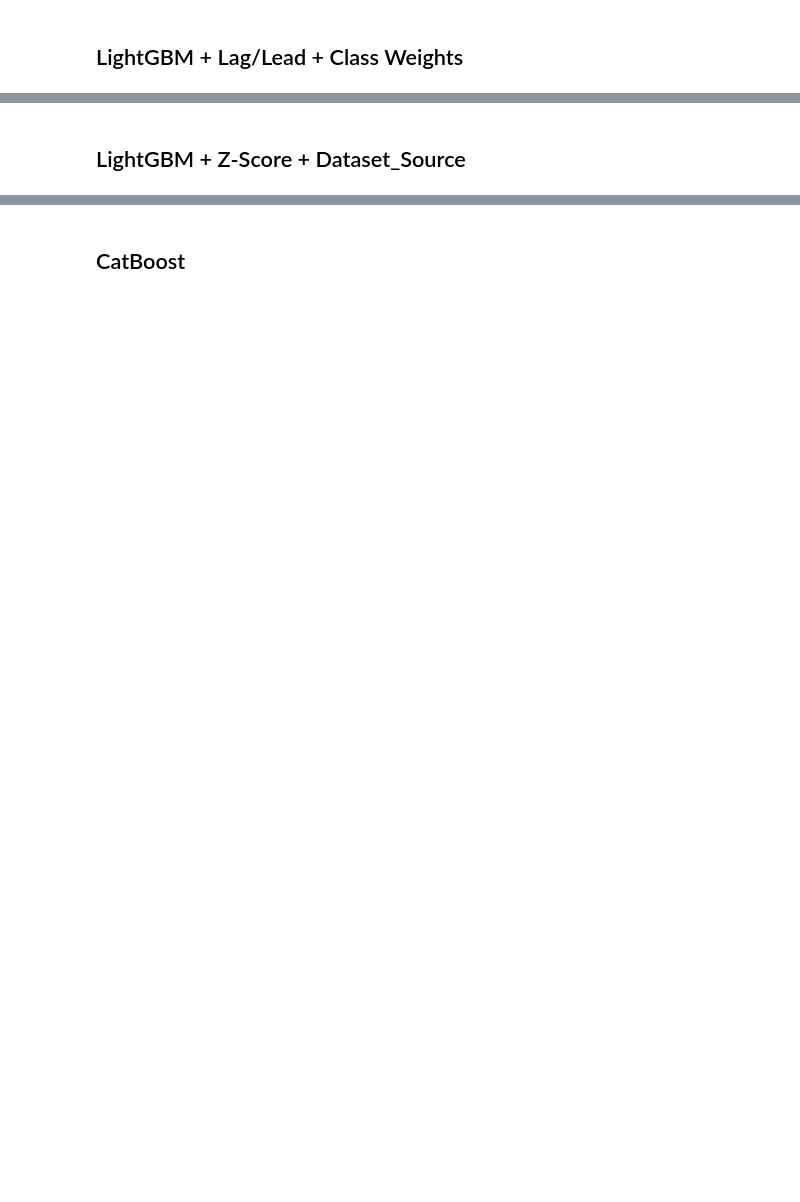
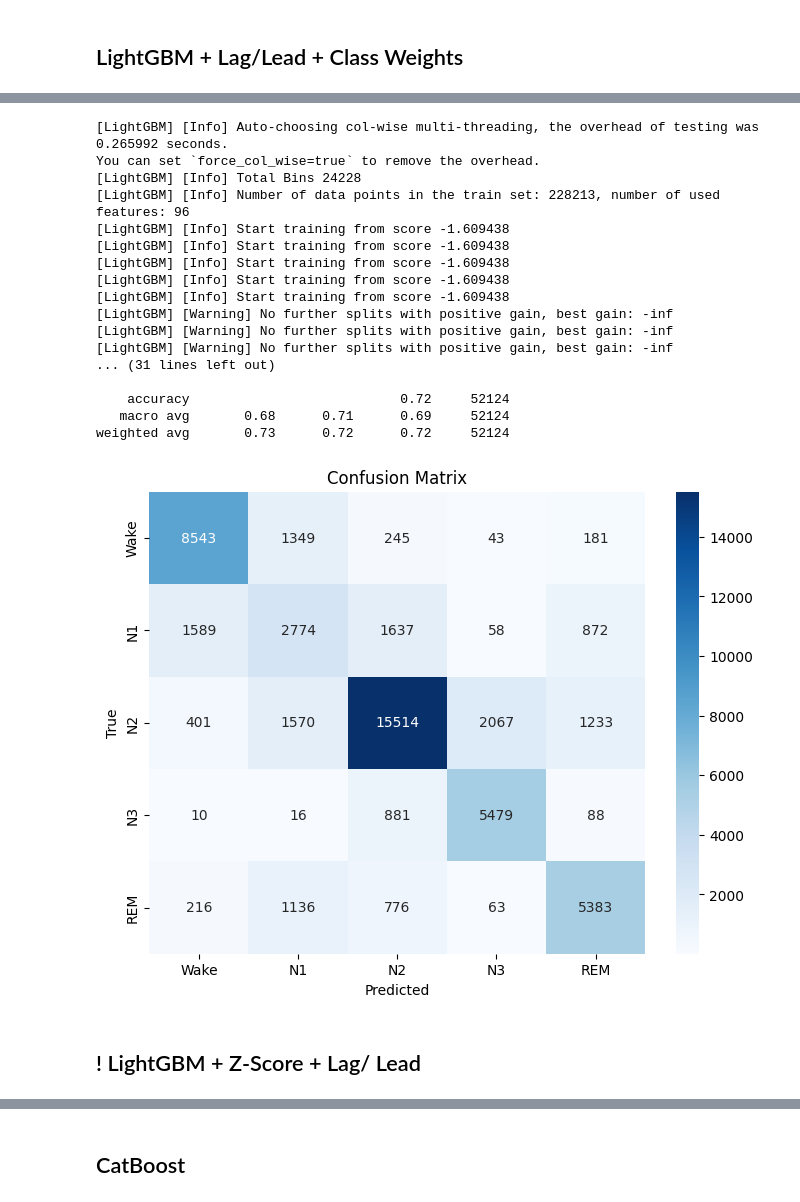
Before and after one commit to CarmenTheodoraCraciun/Sleep-Quality-Based-EEG-Signals, a Jupyter notebook: ml_models/2_Tree_based_models.ipynb, the cells around one changed output, grey strips where cells are left out. Saved outputs shown, nothing was run; the diff lists cells and outputs as text; code cells hidden in the pictures; blank space fills up the shorter version.

```diff
--- a/ml_models/2_Tree_based_models.ipynb
+++ b/ml_models/2_Tree_based_models.ipynb
@@ -261,0 +376,24 @@ New shape : (228213, 146)
+# %%
+def create_evaluation_table(y_val, y_pred, df_val = df_val):
+  '''
+  Create a table to evaluate the model's performance.
+
+  Parameters:
+    - y_val (array): True labels.
+    - y_pred (array): Predicted labels.
+    - df_val (pd.DataFrame, optional): DataFrame containing subject IDs and labels.
+
+  Returns:
+    - pd.DataFrame: A table with subject IDs, true labels, and predicted labels.
+  '''
+  df_eval = pd.DataFrame({
+      'Subject_ID': df_val['Subject_ID'],
+      'Label': y_val,
+      'Pred_Raw': y_pred
+  })
+
+  df_eval['Pred_Smooth'] = df_eval.groupby('Subject_ID')['Pred_Raw'].transform(
+      lambda x: medfilt(x, kernel_size=3).astype(int)
+      )
+
+  return df_eval
@@ -376,5 +481,40 @@ weighted avg       0.72      0.71      0.71     52124
+# %%
+lgb_lag = lgb.LGBMClassifier(
+    n_estimators=500, # trees
+    learning_rate=0.05,
+    max_depth=10,
+    num_leaves=150,
+    class_weight='balanced',
+    random_state=42,
+    n_jobs=-1
+)
+
+y_pred_lgb_lag = train_model(lgb_lag, X_train_raw_basic, y_train_raw_basic, X_val_raw_basic)
+
+df_eval = create_evaluation_table(y_val_raw_basic, y_pred_lgb_lag)
+
+evaluete_model(df_eval['Label'], df_eval['Pred_Smooth'])
+# %% [output]
+[LightGBM] [Info] Auto-choosing col-wise multi-threading, the overhead of testing was 0.265992 seconds.
+You can set `force_col_wise=true` to remove the overhead.
+[LightGBM] [Info] Total Bins 24228
+[LightGBM] [Info] Number of data points in the train set: 228213, number of used features: 96
+[LightGBM] [Info] Start training from score -1.609438
+[LightGBM] [Info] Start training from score -1.609438
+[LightGBM] [Info] Start training from score -1.609438
+[LightGBM] [Info] Start training from score -1.609438
+[LightGBM] [Info] Start training from score -1.609438
+[LightGBM] [Warning] No further splits with positive gain, best gain: -inf
+[LightGBM] [Warning] No further splits with positive gain, best gain: -inf
+[LightGBM] [Warning] No further splits with positive gain, best gain: -inf
+... (31 lines left out)
+
+    accuracy                           0.72     52124
+   macro avg       0.68      0.71      0.69     52124
+weighted avg       0.73      0.72      0.72     52124
+[figure, added]
 # %% [markdown]
-## LightGBM + Z-Score + Dataset_Source
+## ! LightGBM + Z-Score + Lag/ Lead
 # %%
 lgb_zscore = lgb.LGBMClassifier(
     n_estimators=400,
```
Also changed, not shown: parts of 66 cells of this notebook, 1 other file.
